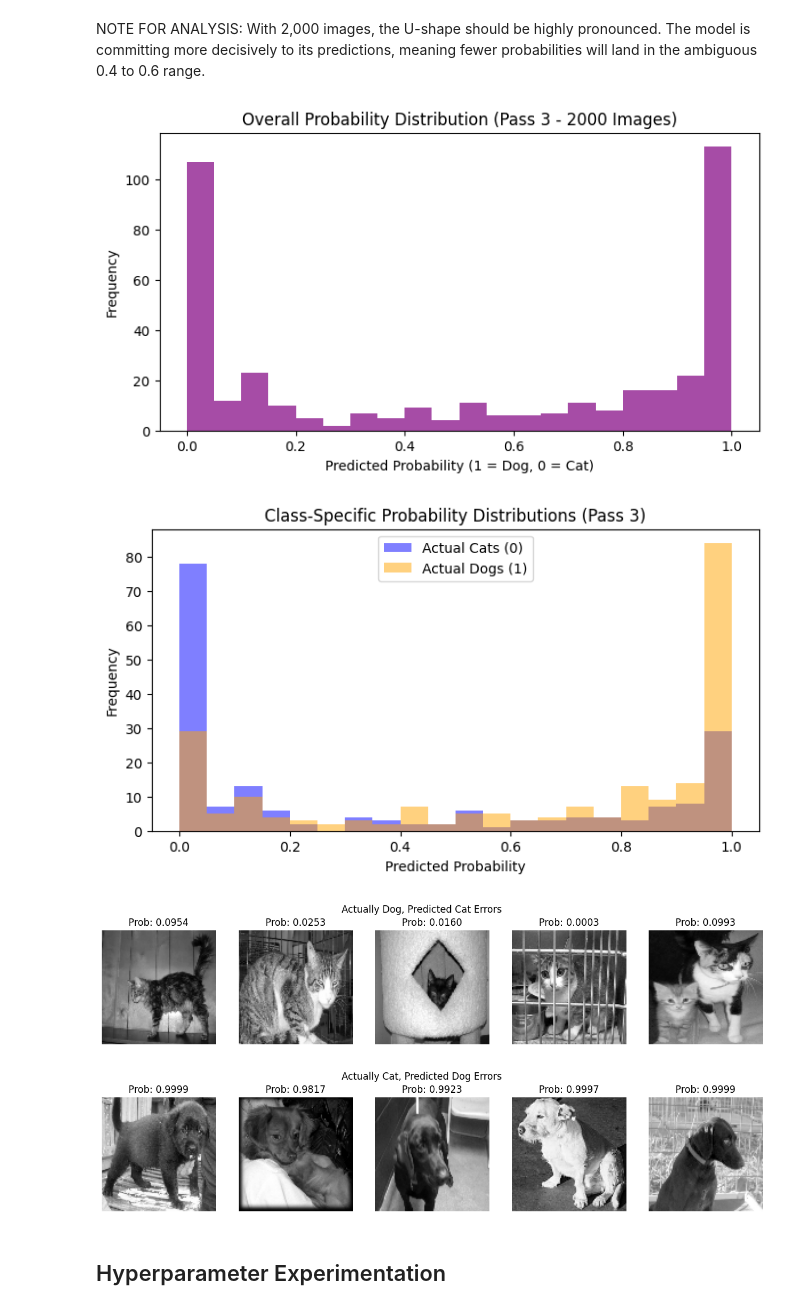
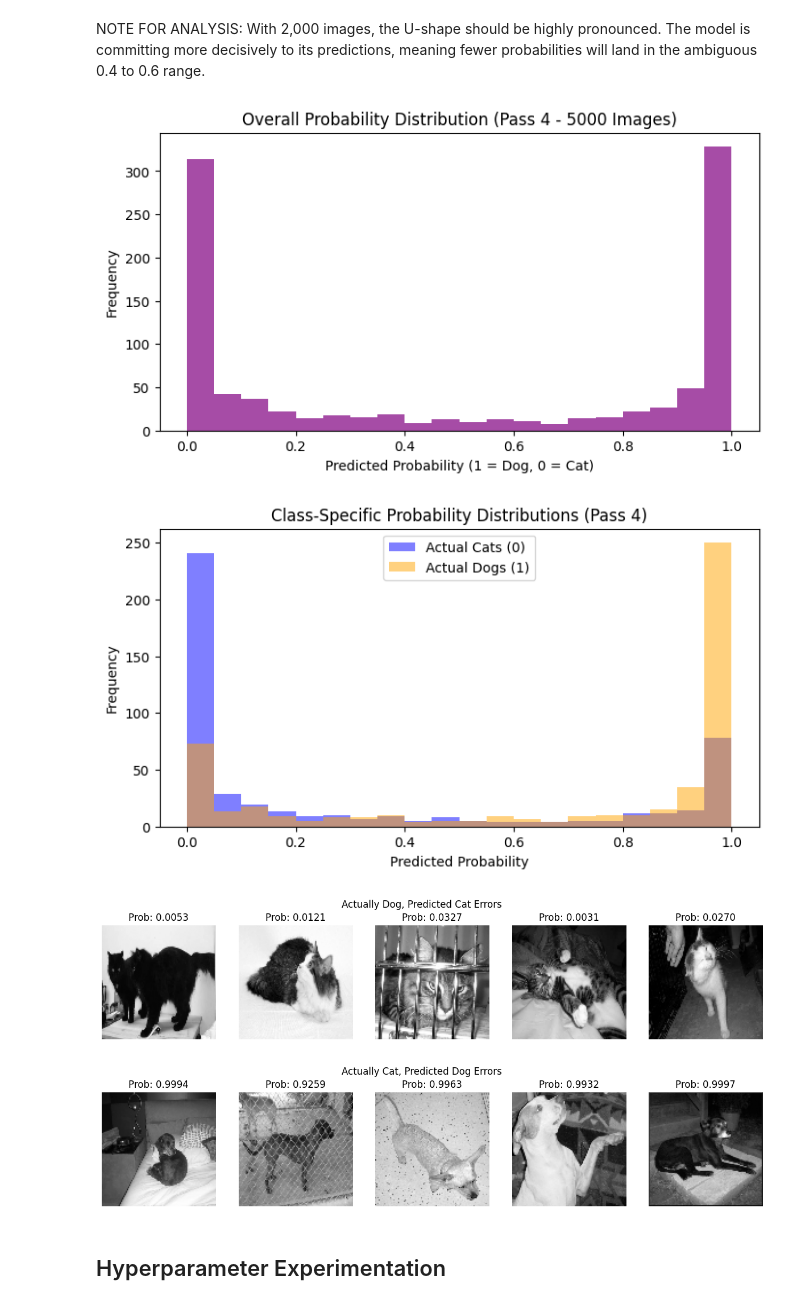
Before and after one commit to ikoghoddds-bit/Data-Science-Portfolio-C21, a Jupyter notebook: Projects/Project-6/Images-Description.for.Students_Pass_4.ipynb, the cells around one changed output. Saved outputs shown, nothing was run; the diff lists cells and outputs as text; code cells hidden in the pictures.

```diff
--- a/Projects/Project-6/Images-Description.for.Students_Pass_4.ipynb
+++ b/Projects/Project-6/Images-Description.for.Students_Pass_4.ipynb
@@ -174,3 +203,36 @@ Model: "sequential_1"
  Total params: 52,673 (205.75 KB)
  Trainable params: 52,673 (205.75 KB)
  Non-trainable params: 0 (0.00 B)
+# %%
+# Train-Test Split (80/20 split)
+
+# This results in 4,000 training images and 1,000 testing images
+
+X_train, X_test, y_train, y_test = train_test_split(
+    X_subset, y_subset, test_size=0.20, random_state=42
+)
+
+# Build the Sequential Model
+
+model = Sequential()
+
+# Add Convolutional Blocks
+
+model.add(Conv2D(32, kernel_size=(3, 3), activation='relu', input_shape=(100, 100, 1)))
+model.add(MaxPooling2D(pool_size=(2, 2)))
+
+model.add(Conv2D(64, kernel_size=(3, 3), activation='relu'))
+model.add(MaxPooling2D(pool_size=(2, 2)))
+
+# Define the Output Layer
+
+model.add(Flatten())
+model.add(Dense(1, activation='sigmoid'))
+
+# Compile the Engine
+
+model.compile(optimizer='adam',
+              loss='binary_crossentropy',
+              metrics=['accuracy'])
+
+model.summary()
@@ -248,25 +330,25 @@ With 2,000 images, the U-shape should be highly pronounced. The model is committ
 
 plt.figure(figsize=(8, 4))
 plt.hist(test_predictions, bins=20, color='purple', alpha=0.7)
-plt.title("Overall Probability Distribution (Pass 3 - 2000 Images)")
+plt.title("Overall Probability Distribution (Pass 4 - 5000 Images)")
 plt.xlabel("Predicted Probability (1 = Dog, 0 = Cat)")
 plt.ylabel("Frequency")
 plt.show()
 # %% [output]
-[figure, old version]
+[figure, new version]
 # %%
 # How do the distributions of probabilities for each class change?
 
 plt.figure(figsize=(8, 4))
 plt.hist(test_predictions[y_test == 0], bins=20, color='blue', alpha=0.5, label='Actual Cats (0)')
 plt.hist(test_predictions[y_test == 1], bins=20, color='orange', alpha=0.5, label='Actual Dogs (1)')
-plt.title("Class-Specific Probability Distributions (Pass 3)")
+plt.title("Class-Specific Probability Distributions (Pass 4)")
 plt.xlabel("Predicted Probability")
 plt.ylabel("Frequency")
 plt.legend()
 plt.show()
 # %% [output]
-[figure, old version]
+[figure, new version]
 # %%
 # NOTE FOR ANALYSIS: The separation between the two classes should be cleaner now, with the blue bars clustering near 0 and the orange bars clustering near 1.
 
@@ -278,25 +362,28 @@ false_dogs = np.where((y_test == 0) & (test_predictions > 0.9))[0]
 # %%
 # Did you find any odd images? Visually inspect the high-confidence errors.
 
 def plot_errors(error_indices, title_prefix):
     if len(error_indices) == 0:
         print(f"No {title_prefix} found at this confidence threshold.")
         return
 
     plt.figure(figsize=(15, 3))
-    for i, idx in enumerate(error_indices[:5]):
+    # Plot up to 5 errors
+    plot_count = min(len(error_indices), 5)
+    for i in range(plot_count):
+        idx = error_indices[i]
         plt.subplot(1, 5, i+1)
         plt.imshow(X_test[idx].reshape(100, 100), cmap='gray')
         plt.title(f"Prob: {test_predictions[idx]:.4f}")
         plt.axis('off')
     plt.suptitle(f"{title_prefix} Errors")
     plt.show()
 
 plot_errors(false_cats, "Actually Dog, Predicted Cat")
 plot_errors(false_dogs, "Actually Cat, Predicted Dog")
 # %% [output]
-[figure, old version]
+[figure, new version]
-[figure, old version]
+[figure, new version]
 # %% [markdown]
 ## Hyperparameter Experimentation
 # %%
```
Also changed, not shown: parts of 8 cells of this notebook.
